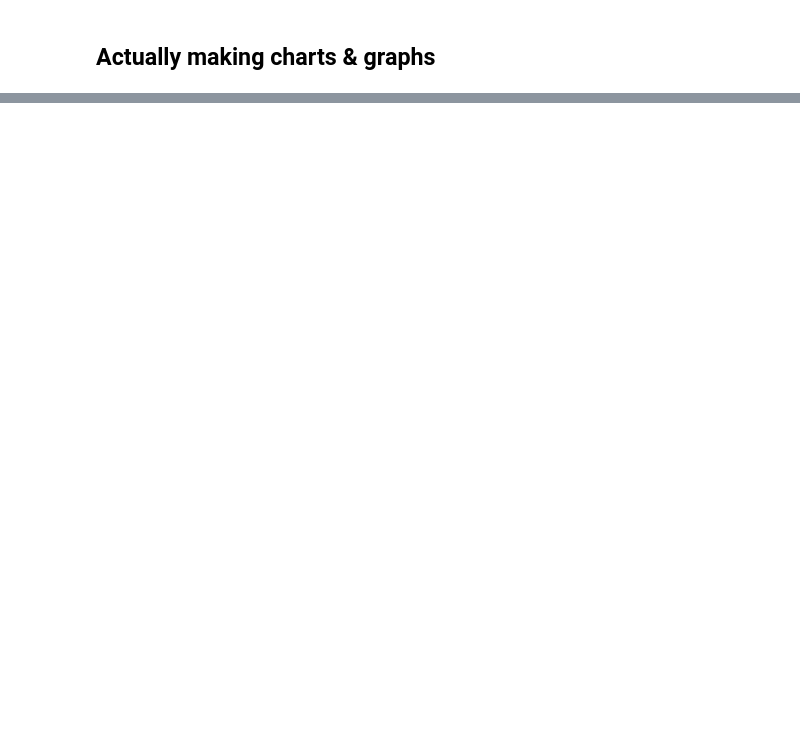
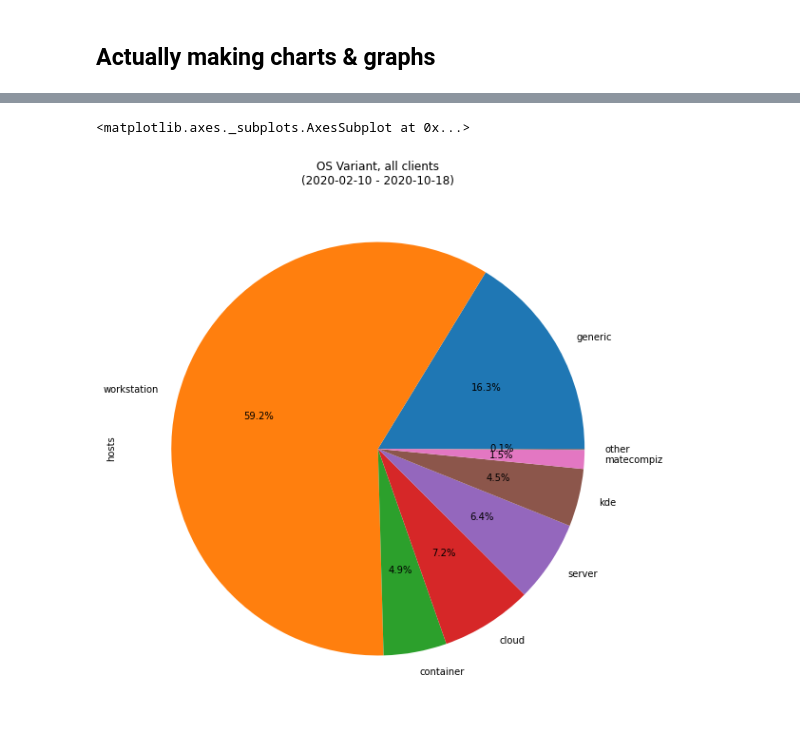
Before and after one commit to wgwoods/fedora-countme-data, a Jupyter notebook: jupyter/dnf-countme-pandas-demo.ipynb, the cells around one changed output, grey strips where cells are left out. Cells and saved outputs as stored; diff of their text form; code cells hidden in the pictures; blank space fills up the shorter version.

Commit message:
Update dnf-countme-pandas-demo
Use the freshest data.. and add a nice lil pie chart!

```diff
--- a/jupyter/dnf-countme-pandas-demo.ipynb
+++ b/jupyter/dnf-countme-pandas-demo.ipynb
@@ -483,0 +484,25 @@ plt.show()
+# %%
+# Here's a handy function to trim down a categorically-indexed series by merging
+# small values into an "other" item.
+def condense_cat(series, min_pct=1.0, cat_name='other'):
+    small = series/series.sum()*100 < min_pct # Make a row mask for small values
+    condensed = series[~small]                # Take all the not-small values
+    condensed.index = condensed.index.add_categories(cat_name)
+    condensed.loc[cat_name] = series[small].sum() # Add the sum of the small values
+    return condensed
+
+# Another helper, to give the date range of an index..
+def period_range(period_index):
+    return period_index.min().start_time, period_index.max().end_time
+start, end = period_range(week_index)
+
+
+condense_cat(
+    host_totals
+    .pivot_table(index='os_variant', values='hosts', aggfunc='sum', fill_value=0, observed=True)
+    ['hosts']
+).plot.pie(title=f"OS Variant, all clients\n({start:%Y-%m-%d} - {end:%Y-%m-%d})",
+           figsize=(10,10), autopct='%1.1f%%')
+# %% [output]
+<matplotlib.axes._subplots.AxesSubplot at 0x...>
+[figure, added]
```
Also changed, not shown: parts of 10 cells of this notebook.
